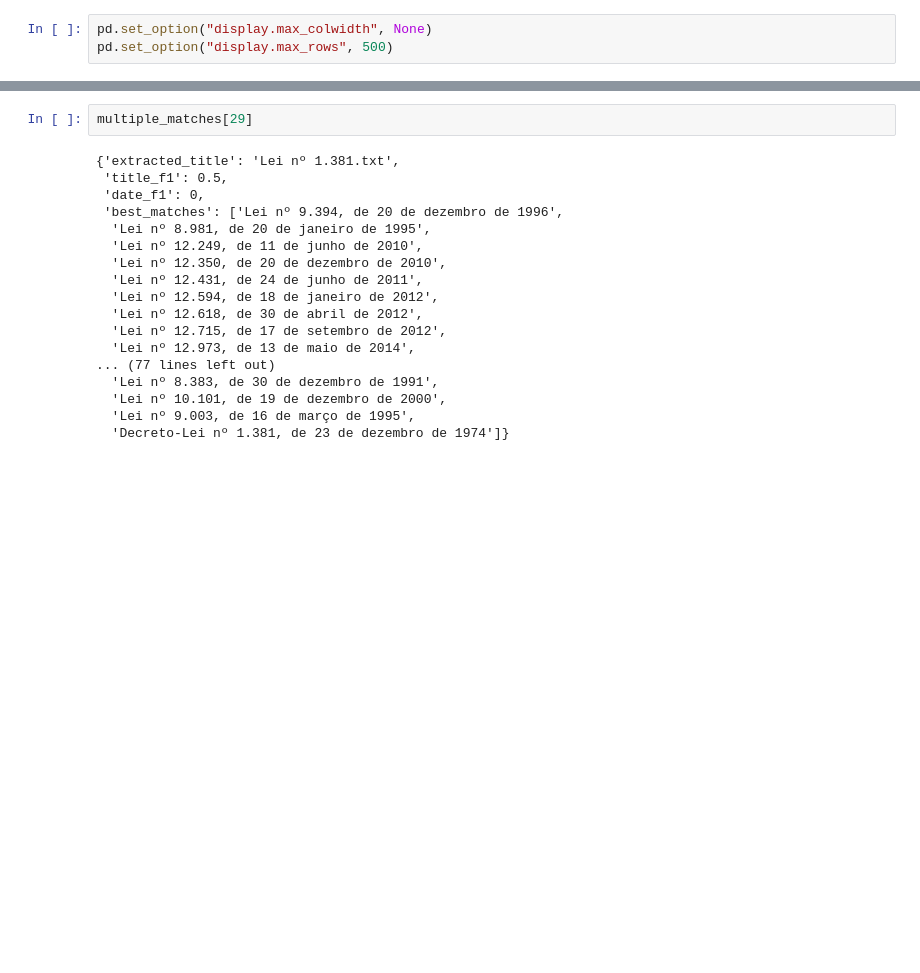
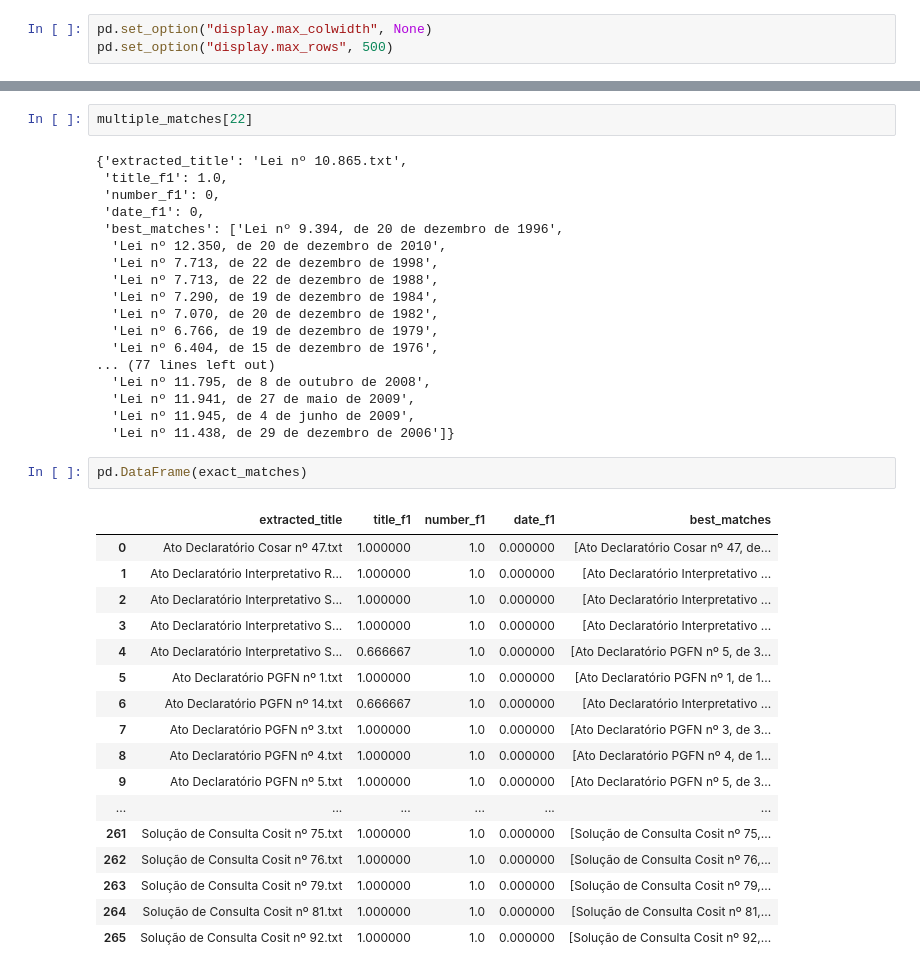
Before and after one commit to eduseiti/legal_datasets, a Jupyter notebook: documents_new_normalization.ipynb, the cells around one changed output, grey strips where cells are left out. Drawn from its saved outputs; the diff is of its cells as text; blank space fills up the shorter version.

```diff
--- a/documents_new_normalization.ipynb
+++ b/documents_new_normalization.ipynb
@@ -358,20 +370,40 @@ pd.DataFrame(multiple_matches)
 # %%
-multiple_matches[29]
+multiple_matches[22]
 # %% [output]
-{'extracted_title': 'Lei nº 1.381.txt',
- 'title_f1': 0.5,
+{'extracted_title': 'Lei nº 10.865.txt',
+ 'title_f1': 1.0,
+ 'number_f1': 0,
  'date_f1': 0,
  'best_matches': ['Lei nº 9.394, de 20 de dezembro de 1996',
-  'Lei nº 8.981, de 20 de janeiro de 1995',
-  'Lei nº 12.249, de 11 de junho de 2010',
   'Lei nº 12.350, de 20 de dezembro de 2010',
-  'Lei nº 12.431, de 24 de junho de 2011',
-  'Lei nº 12.594, de 18 de janeiro de 2012',
-  'Lei nº 12.618, de 30 de abril de 2012',
-  'Lei nº 12.715, de 17 de setembro de 2012',
-  'Lei nº 12.973, de 13 de maio de 2014',
+  'Lei nº 7.713, de 22 de dezembro de 1998',
+  'Lei nº 7.713, de 22 de dezembro de 1988',
+  'Lei nº 7.290, de 19 de dezembro de 1984',
+  'Lei nº 7.070, de 20 de dezembro de 1982',
+  'Lei nº 6.766, de 19 de dezembro de 1979',
+  'Lei nº 6.404, de 15 de dezembro de 1976',
 ... (77 lines left out)
-  'Lei nº 8.383, de 30 de dezembro de 1991',
-  'Lei nº 10.101, de 19 de dezembro de 2000',
-  'Lei nº 9.003, de 16 de março de 1995',
-  'Decreto-Lei nº 1.381, de 23 de dezembro de 1974']}
+  'Lei nº 11.795, de 8 de outubro de 2008',
+  'Lei nº 11.941, de 27 de maio de 2009',
+  'Lei nº 11.945, de 4 de junho de 2009',
+  'Lei nº 11.438, de 29 de dezembro de 2006']}
+# %%
+pd.DataFrame(exact_matches)
+# %% [output]
+|  | extracted_title | title_f1 | number_f1 | date_f1 | best_matches |
+| 0 | Ato Declaratório Cosar nº 47.txt | 1.000000 | 1.0 | 0.000000 | [Ato Declaratório Cosar nº 47, de... |
+| 1 | Ato Declaratório Interpretativo R... | 1.000000 | 1.0 | 0.000000 | [Ato Declaratório Interpretativo ... |
+| 2 | Ato Declaratório Interpretativo S... | 1.000000 | 1.0 | 0.000000 | [Ato Declaratório Interpretativo ... |
+| 3 | Ato Declaratório Interpretativo S... | 1.000000 | 1.0 | 0.000000 | [Ato Declaratório Interpretativo ... |
+| 4 | Ato Declaratório Interpretativo S... | 0.666667 | 1.0 | 0.000000 | [Ato Declaratório PGFN nº 5, de 3... |
+| 5 | Ato Declaratório PGFN nº 1.txt | 1.000000 | 1.0 | 0.000000 | [Ato Declaratório PGFN nº 1, de 1... |
+| 6 | Ato Declaratório PGFN nº 14.txt | 0.666667 | 1.0 | 0.000000 | [Ato Declaratório Interpretativo ... |
+| 7 | Ato Declaratório PGFN nº 3.txt | 1.000000 | 1.0 | 0.000000 | [Ato Declaratório PGFN nº 3, de 3... |
+| 8 | Ato Declaratório PGFN nº 4.txt | 1.000000 | 1.0 | 0.000000 | [Ato Declaratório PGFN nº 4, de 1... |
+| 9 | Ato Declaratório PGFN nº 5.txt | 1.000000 | 1.0 | 0.000000 | [Ato Declaratório PGFN nº 5, de 3... |
+| ... | ... | ... | ... | ... | ... |
+| 261 | Solução de Consulta Cosit nº 75.txt | 1.000000 | 1.0 | 0.000000 | [Solução de Consulta Cosit nº 75,... |
+| 262 | Solução de Consulta Cosit nº 76.txt | 1.000000 | 1.0 | 0.000000 | [Solução de Consulta Cosit nº 76,... |
+| 263 | Solução de Consulta Cosit nº 79.txt | 1.000000 | 1.0 | 0.000000 | [Solução de Consulta Cosit nº 79,... |
+| 264 | Solução de Consulta Cosit nº 81.txt | 1.000000 | 1.0 | 0.000000 | [Solução de Consulta Cosit nº 81,... |
+| 265 | Solução de Consulta Cosit nº 92.txt | 1.000000 | 1.0 | 0.000000 | [Solução de Consulta Cosit nº 92,... |
```
Also changed, not shown: parts of 7 cells of this notebook, 1 other file.
